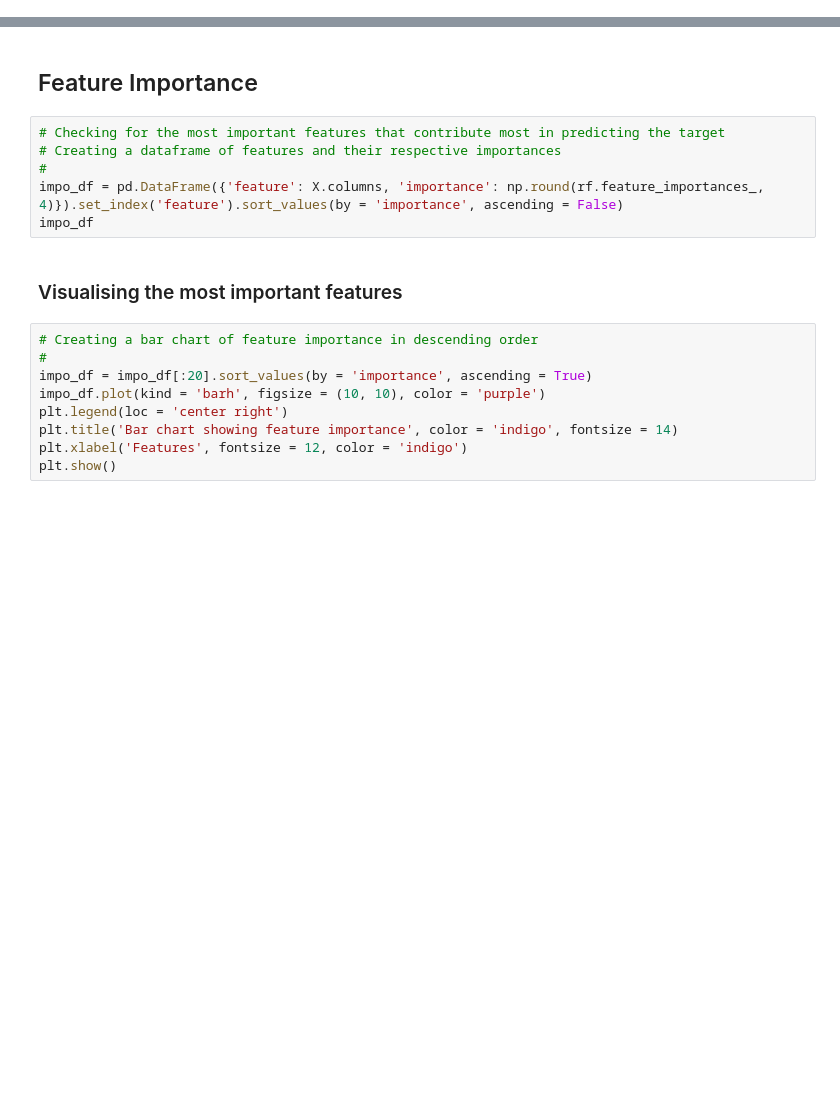
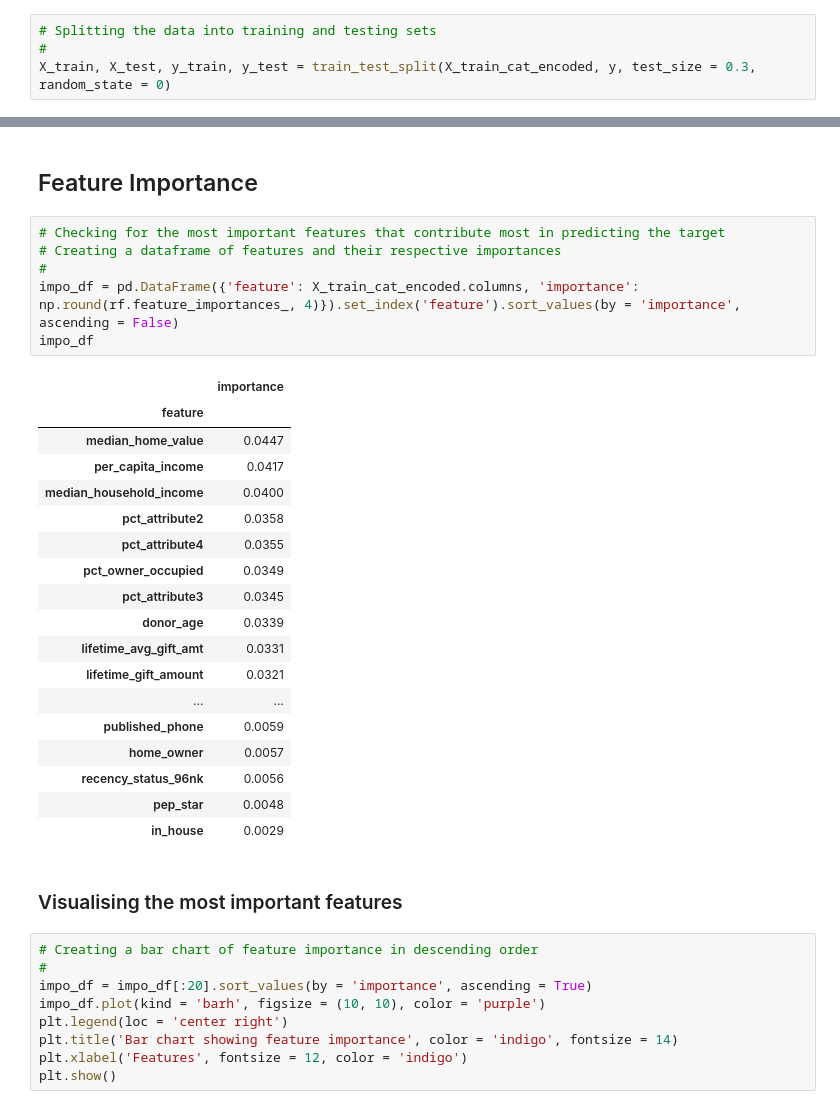
Before and after one commit to jindukwentua/Applying-Machine-Learning-to-Charity-donations, a Jupyter notebook: notebook/classification_model.ipynb, the cells around one changed output, grey strips where cells are left out. Saved outputs shown, nothing was run; the diff lists cells and outputs as text; blank space fills up the shorter version.

```diff
--- a/notebook/classification_model.ipynb
+++ b/notebook/classification_model.ipynb
@@ -100,3 +146,7 @@ test_data.head()
+# %%
+# Splitting the data into training and testing sets
+#
+X_train, X_test, y_train, y_test = train_test_split(X_train_cat_encoded, y, test_size = 0.3, random_state = 0)
 # %% [markdown]
 # Data Modelling
 # %% [markdown]
@@ -137,9 +187,28 @@ confusion_matrix(y_test, y_pred)
 # %%
 # Checking for the most important features that contribute most in predicting the target
 # Creating a dataframe of features and their respective importances
 #
-impo_df = pd.DataFrame({'feature': X.columns, 'importance': np.round(rf.feature_importances_, 4)}).set_index('feature').sort_values(by = 'importance', ascending = False)
+impo_df = pd.DataFrame({'feature': X_train_cat_encoded.columns, 'importance': np.round(rf.feature_importances_, 4)}).set_index('feature').sort_values(by = 'importance', ascending = False)
 impo_df
+# %% [output]
+|  | importance |
+| feature |  |
+| median_home_value | 0.0447 |
+| per_capita_income | 0.0417 |
+| median_household_income | 0.0400 |
+| pct_attribute2 | 0.0358 |
+| pct_attribute4 | 0.0355 |
+| pct_owner_occupied | 0.0349 |
+| pct_attribute3 | 0.0345 |
+| donor_age | 0.0339 |
+| lifetime_avg_gift_amt | 0.0331 |
+| lifetime_gift_amount | 0.0321 |
+| ... | ... |
+| published_phone | 0.0059 |
+| home_owner | 0.0057 |
+| recency_status_96nk | 0.0056 |
+| pep_star | 0.0048 |
+| in_house | 0.0029 |
 # %% [markdown]
 ### Visualising the most important features
 # %%
```
Also changed, not shown: parts of 31 cells of this notebook.
